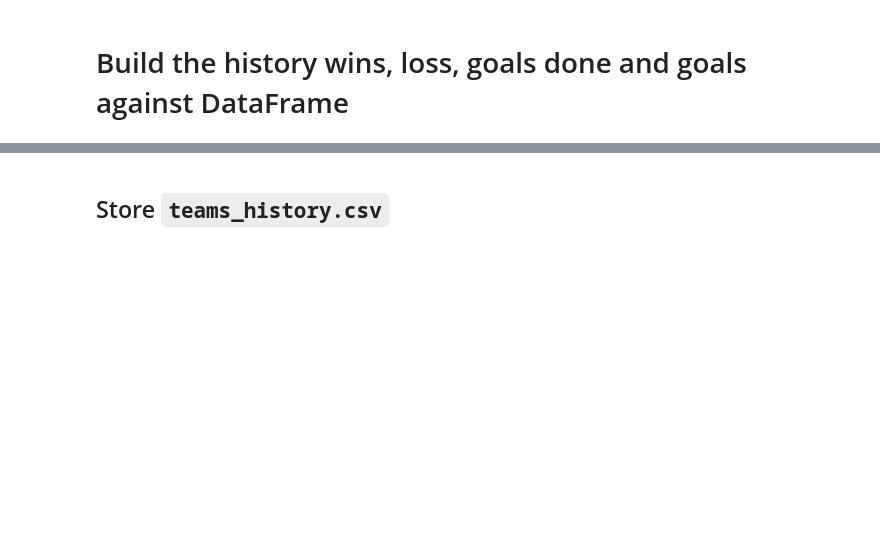
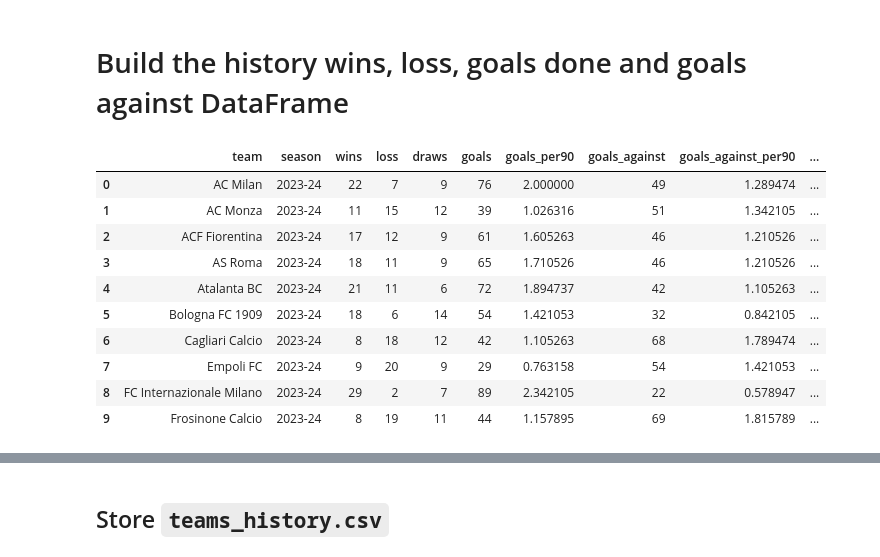
Before and after one commit to GianlucaPanzani/FantacalcioApp26-27, a Jupyter notebook: src/notebooks/teams_generator.ipynb, the cells around one changed output, grey strips where cells are left out. Saved outputs shown, nothing was run; the diff lists cells and outputs as text; code cells hidden in the pictures; blank space fills up the shorter version.

```diff
--- a/src/notebooks/teams_generator.ipynb
+++ b/src/notebooks/teams_generator.ipynb
@@ -198,0 +184,94 @@ teams_history: pd.DataFrame = pd.DataFrame({
+# %%
+teams_history: pd.DataFrame = pd.DataFrame()
+team_match_rows = []
+
+for payload in payloads.values():
+    season = payload["name"].rsplit(maxsplit=1)[-1].replace("/", "-")
+
+    for match in payload["matches"]:
+        score = match.get("score")
+        if isinstance(score, dict):
+            full_time_score = score.get("ft")
+            half_time_score = score.get("ht")
+        else:
+            full_time_score = score
+            half_time_score = [0, 0] if score == [0, 0] else None
+
+        if not isinstance(full_time_score, list) or len(full_time_score) != 2:
+            continue
+
+        if half_time_score is None and full_time_score == [0, 0]:
+            half_time_score = [0, 0]
+        if not isinstance(half_time_score, list) or len(half_time_score) != 2:
+            raise ValueError(f"Missing half-time score for match: {match}")
+
+        home_goals, away_goals = map(int, full_time_score)
+        home_goals_fh, away_goals_fh = map(int, half_time_score)
+        home_goals_sh = home_goals - home_goals_fh
+        away_goals_sh = away_goals - away_goals_fh
+
+        team_results = (
+            (match["team1"], home_goals, away_goals, home_goals_fh, home_goals_sh, away_goals_fh, away_goals_sh),
+            (match["team2"], away_goals, home_goals, away_goals_fh, away_goals_sh, home_goals_fh, home_goals_sh),
+        )
+
+        for team, goals, goals_against, goals_fh, goals_sh, goals_against_fh, goals_against_sh in team_results:
+            team_match_rows.append(
+                {
+                    "team": team,
+                    "season": season,
+                    "date": match["date"],
+                    "time": match.get("time", ""),
+                    "wins": int(goals > goals_against),
+                    "loss": int(goals < goals_against),
+                    "draws": int(goals == goals_against),
+                    "goals": goals,
+                    "goals_against": goals_against,
+                    "goals_fh": goals_fh,
+                    "goals_sh": goals_sh,
+                    "goals_against_fh": goals_against_fh,
+                    "goals_against_sh": goals_against_sh,
+                }
+            )
+
+team_matches = (
+    pd.DataFrame(team_match_rows)
+    .sort_values(["season", "team", "date", "time"])
+    .reset_index(drop=True)
+)
+
+teams_history: pd.DataFrame = (
+    team_matches.groupby(["team", "season"], sort=False)
+    .agg(
+        wins=("wins", "sum"),
+        loss=("loss", "sum"),
+        draws=("draws", "sum"),
+        goals=("goals", "sum"),
+        goals_per90=("goals", "mean"),
+        goals_against=("goals_against", "sum"),
+        goals_against_per90=("goals_against", "mean"),
+        goals_fh=("goals_fh", "sum"),
+        goals_sh=("goals_sh", "sum"),
+        goals_against_fh=("goals_against_fh", "sum"),
+        goals_against_sh=("goals_against_sh", "sum"),
+        ts_goals=("goals", list),
+        ts_goals_against=("goals_against", list),
+    )
+    .reset_index()
+    .sort_values(["season", "team"])
+    .reset_index(drop=True)
+)
+
+teams_history.head(10)
+# %% [output]
+|  | team | season | wins | loss | draws | goals | goals_per90 | goals_against | goals_against_per90 | ... |
+| 0 | AC Milan | 2023-24 | 22 | 7 | 9 | 76 | 2.000000 | 49 | 1.289474 | ... |
+| 1 | AC Monza | 2023-24 | 11 | 15 | 12 | 39 | 1.026316 | 51 | 1.342105 | ... |
+| 2 | ACF Fiorentina | 2023-24 | 17 | 12 | 9 | 61 | 1.605263 | 46 | 1.210526 | ... |
+| 3 | AS Roma | 2023-24 | 18 | 11 | 9 | 65 | 1.710526 | 46 | 1.210526 | ... |
+| 4 | Atalanta BC | 2023-24 | 21 | 11 | 6 | 72 | 1.894737 | 42 | 1.105263 | ... |
+| 5 | Bologna FC 1909 | 2023-24 | 18 | 6 | 14 | 54 | 1.421053 | 32 | 0.842105 | ... |
+| 6 | Cagliari Calcio | 2023-24 | 8 | 18 | 12 | 42 | 1.105263 | 68 | 1.789474 | ... |
+| 7 | Empoli FC | 2023-24 | 9 | 20 | 9 | 29 | 0.763158 | 54 | 1.421053 | ... |
+| 8 | FC Internazionale Milano | 2023-24 | 29 | 2 | 7 | 89 | 2.342105 | 22 | 0.578947 | ... |
+| 9 | Frosinone Calcio | 2023-24 | 8 | 19 | 11 | 44 | 1.157895 | 69 | 1.815789 | ... |
```
Also changed, not shown: parts of 10 cells of this notebook, 29 other files.
